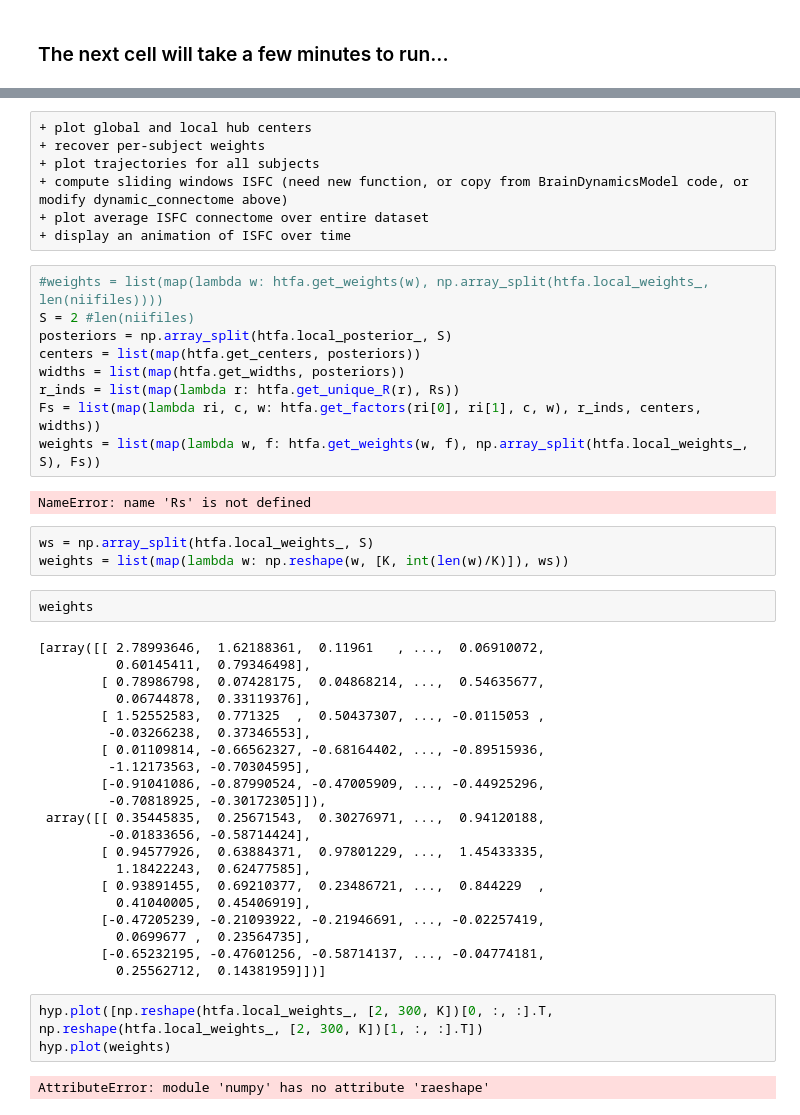
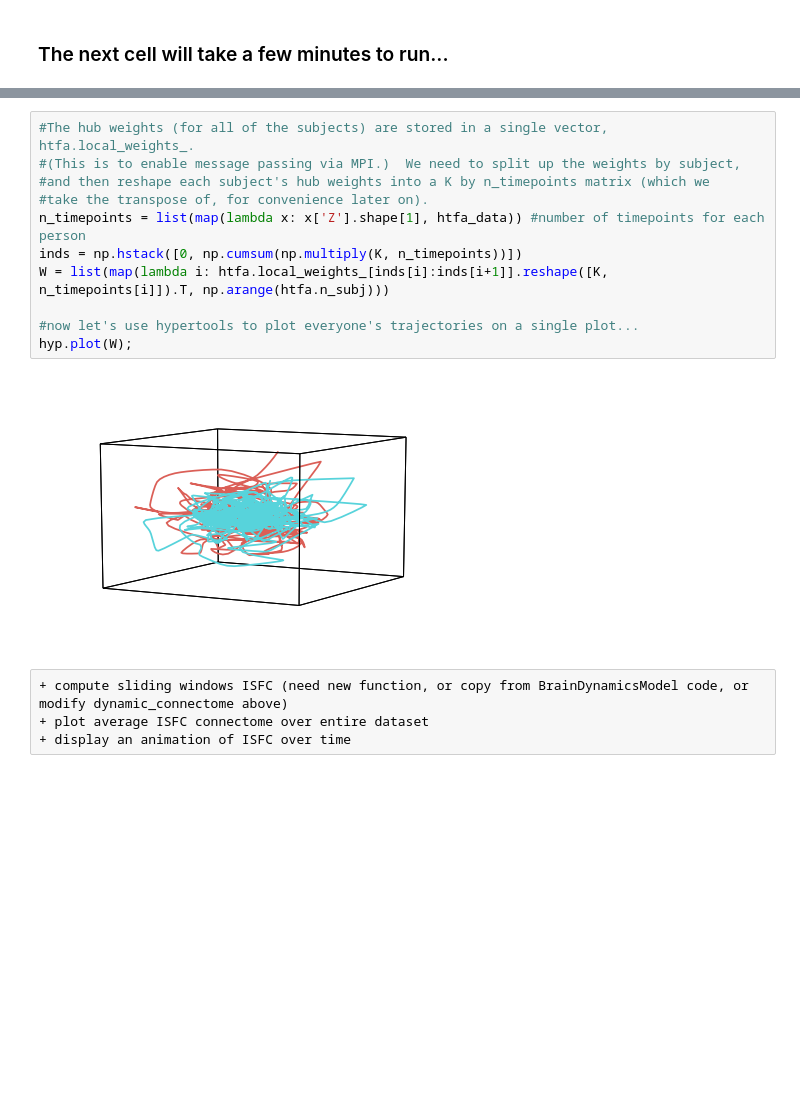
Before and after one commit to Summer-MIND/mind_2017, a Jupyter notebook: Tutorials/fMRI_NetworkDynamics/htfa_tutorial.ipynb, the cells around one changed output, grey strips where cells are left out. Saved outputs shown, nothing was run; the diff lists cells and outputs as text; blank space fills up the shorter version.

```diff
--- a/Tutorials/fMRI_NetworkDynamics/htfa_tutorial.ipynb
+++ b/Tutorials/fMRI_NetworkDynamics/htfa_tutorial.ipynb
@@ -346,49 +380,17 @@ HTFA(K=10, comm=<mpi4py.MPI.Intracomm object at 0x...>,
+# %%
+#The hub weights (for all of the subjects) are stored in a single vector, htfa.local_weights_.
+#(This is to enable message passing via MPI.)  We need to split up the weights by subject,
+#and then reshape each subject's hub weights into a K by n_timepoints matrix (which we
+#take the transpose of, for convenience later on).
+n_timepoints = list(map(lambda x: x['Z'].shape[1], htfa_data)) #number of timepoints for each person
+inds = np.hstack([0, np.cumsum(np.multiply(K, n_timepoints))])
+W = list(map(lambda i: htfa.local_weights_[inds[i]:inds[i+1]].reshape([K, n_timepoints[i]]).T, np.arange(htfa.n_subj)))
+
+#now let's use hypertools to plot everyone's trajectories on a single plot...
+hyp.plot(W);
+# %% [output]
+[figure, added]
 # %% [raw]
-+ plot global and local hub centers
-+ recover per-subject weights
-+ plot trajectories for all subjects
 + compute sliding windows ISFC (need new function, or copy from BrainDynamicsModel code, or modify dynamic_connectome above)
 + plot average ISFC connectome over entire dataset
 + display an animation of ISFC over time
-# %%
-#weights = list(map(lambda w: htfa.get_weights(w), np.array_split(htfa.local_weights_, len(niifiles))))
-S = 2 #len(niifiles)
-posteriors = np.array_split(htfa.local_posterior_, S)
-centers = list(map(htfa.get_centers, posteriors))
-widths = list(map(htfa.get_widths, posteriors))
-r_inds = list(map(lambda r: htfa.get_unique_R(r), Rs))
-Fs = list(map(lambda ri, c, w: htfa.get_factors(ri[0], ri[1], c, w), r_inds, centers, widths))
-weights = list(map(lambda w, f: htfa.get_weights(w, f), np.array_split(htfa.local_weights_, S), Fs))
-# %% [output]
-NameError: name 'Rs' is not defined
-# %%
-ws = np.array_split(htfa.local_weights_, S)
-weights = list(map(lambda w: np.reshape(w, [K, int(len(w)/K)]), ws))
-# %%
-weights
-# %% [output]
-[array([[ 2.78993646,  1.62188361,  0.11961   , ...,  0.06910072,
-          0.60145411,  0.79346498],
-        [ 0.78986798,  0.07428175,  0.04868214, ...,  0.54635677,
-          0.06744878,  0.33119376],
-        [ 1.52552583,  0.771325  ,  0.50437307, ..., -0.0115053 ,
-         -0.03266238,  0.37346553],
-        [ 0.01109814, -0.66562327, -0.68164402, ..., -0.89515936,
-         -1.12173563, -0.70304595],
-        [-0.91041086, -0.87990524, -0.47005909, ..., -0.44925296,
-         -0.70818925, -0.30172305]]),
- array([[ 0.35445835,  0.25671543,  0.30276971, ...,  0.94120188,
-         -0.01833656, -0.58714424],
-        [ 0.94577926,  0.63884371,  0.97801229, ...,  1.45433335,
-          1.18422243,  0.62477585],
-        [ 0.93891455,  0.69210377,  0.23486721, ...,  0.844229  ,
-          0.41040005,  0.45406919],
-        [-0.47205239, -0.21093922, -0.21946691, ..., -0.02257419,
-          0.0699677 ,  0.23564735],
-        [-0.65232195, -0.47601256, -0.58714137, ..., -0.04774181,
-          0.25562712,  0.14381959]])]
-# %%
-hyp.plot([np.reshape(htfa.local_weights_, [2, 300, K])[0, :, :].T, np.reshape(htfa.local_weights_, [2, 300, K])[1, :, :].T])
-hyp.plot(weights)
-# %% [output]
-AttributeError: module 'numpy' has no attribute 'raeshape'
```
Also changed, not shown: parts of 14 cells of this notebook.
